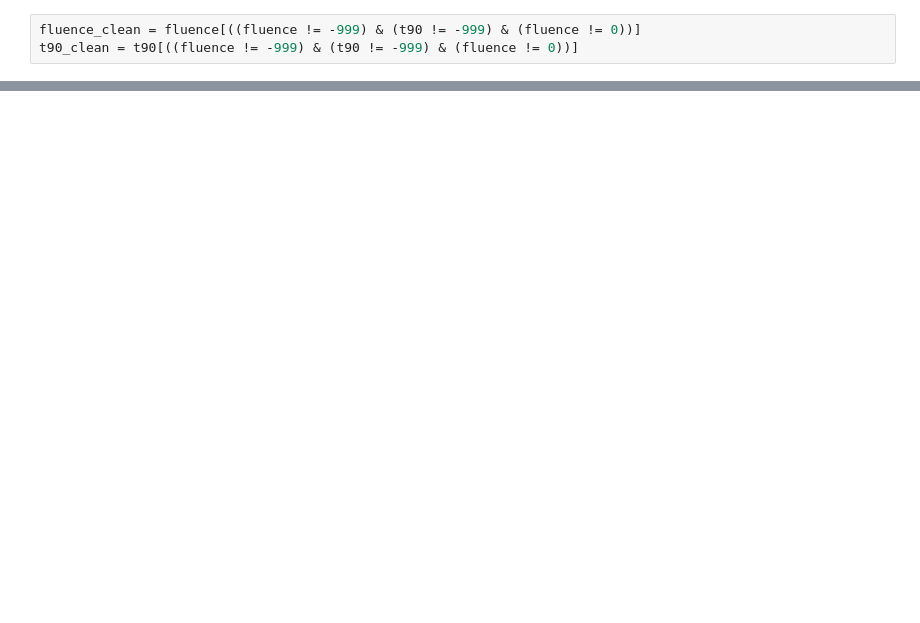
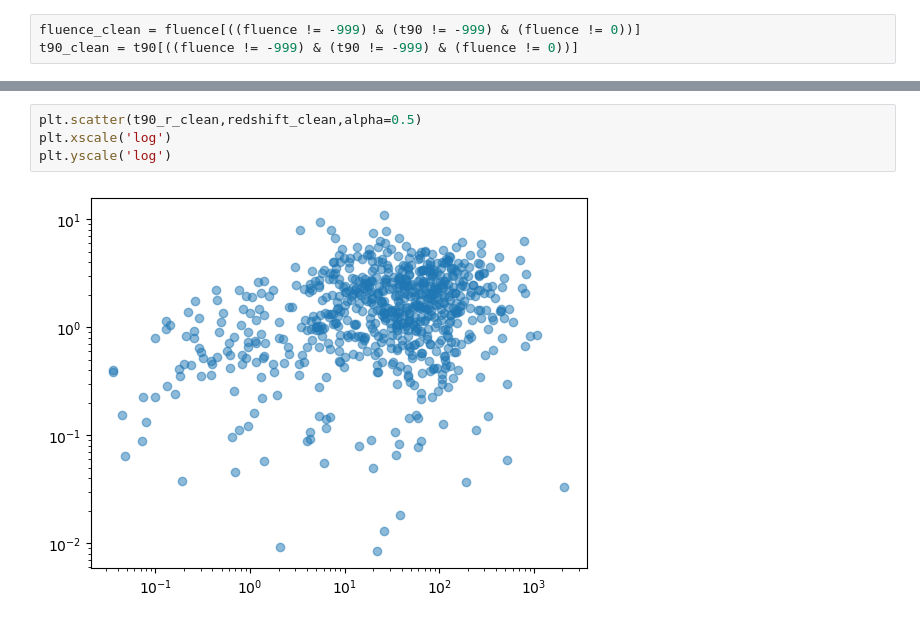
Before and after one commit to ebianchi803/astrostatistics_bicocca_2026, a Jupyter notebook: working/L14.ipynb, the cells around one changed output, grey strips where cells are left out. Saved outputs shown, nothing was run; the diff lists cells and outputs as text; blank space fills up the shorter version.

```diff
--- a/working/L14.ipynb
+++ b/working/L14.ipynb
@@ -57,0 +84,6 @@ array([2.95491028, 2.88931564, 0.29565024, ..., 1.1429481 , 5.34030348,
+# %%
+plt.scatter(t90_r_clean,redshift_clean,alpha=0.5)
+plt.xscale('log')
+plt.yscale('log')
+# %% [output]
+[figure, added]
```
Also changed, not shown: parts of 21 cells of this notebook.
